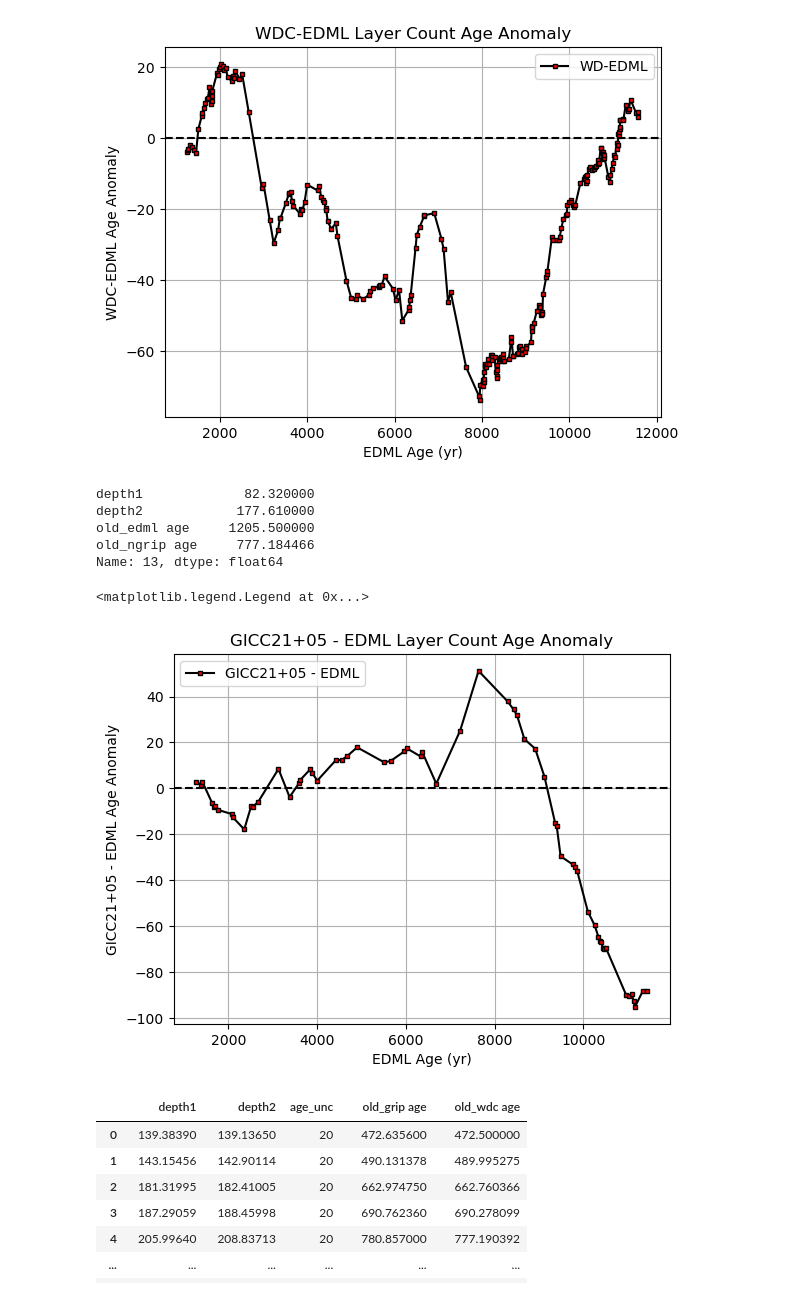
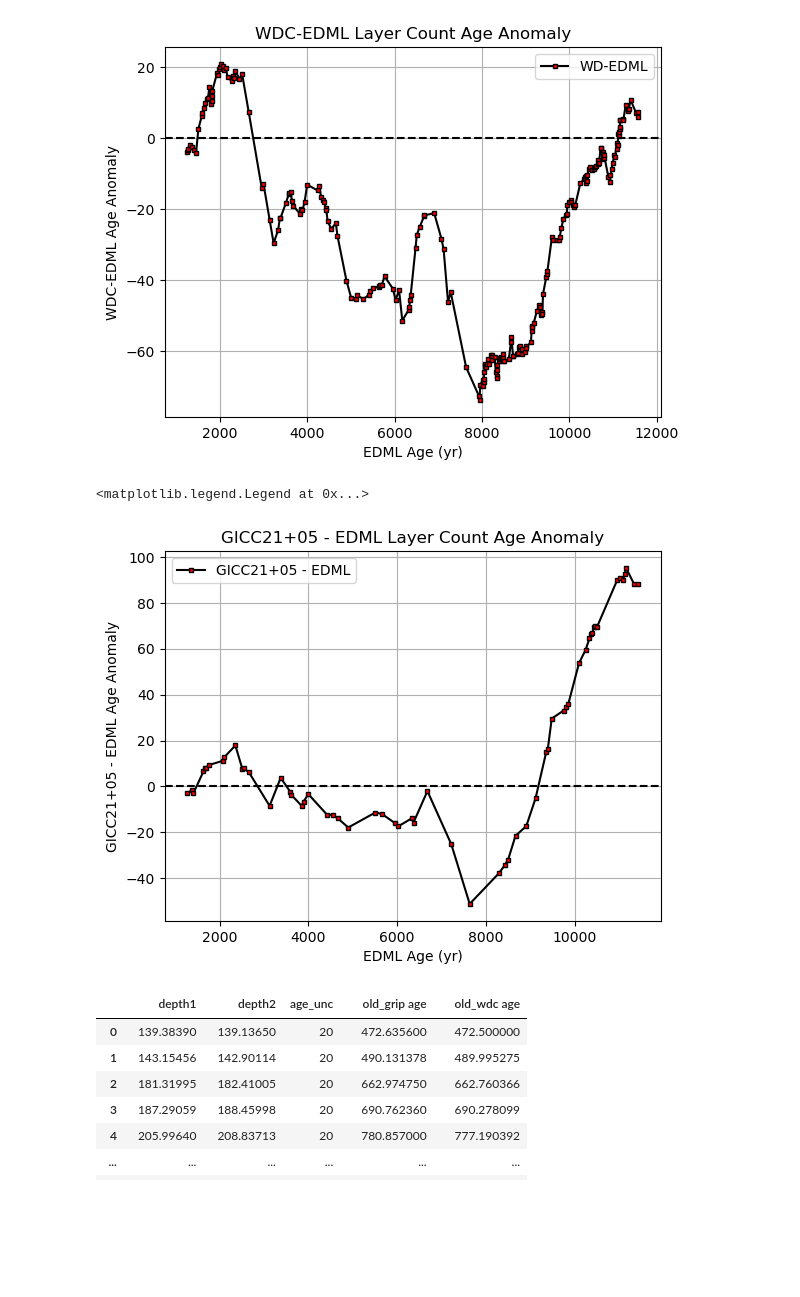
Before and after one commit to qmackay/BICC, a Jupyter notebook: Holcene Revision Work/Misc Python Code/long_term_comparisons.ipynb, the cells around one changed output. Saved outputs shown, nothing was run; the diff lists cells and outputs as text; code cells hidden in the pictures; blank space fills up the shorter version.

```diff
--- a/Holcene Revision Work/Misc Python Code/long_term_comparisons.ipynb
+++ b/Holcene Revision Work/Misc Python Code/long_term_comparisons.ipynb
@@ -46,28 +46,20 @@ plt.legend()
 # %% [output]
 <matplotlib.legend.Legend at 0x...>
 [figure]
-# %%
-edml_ngrip_ties.iloc[13]
-# %% [output]
-depth1             82.320000
-depth2            177.610000
-old_edml age     1205.500000
-old_ngrip age     777.184466
-Name: 13, dtype: float64
 # %%
 #LC comparison check 2
 edml_ngrip_ties = edml_ngrip_ties[edml_ngrip_ties['old_edml age'] <= 12000] #restricting to holocene
 edml_ngrip_ties = edml_ngrip_ties[edml_ngrip_ties['depth1'] >= 82.33] #restricting to minimum LC availability
-plt.plot(edml_ngrip_ties['old_edml age'], (edml_ngrip_ties['old_edml age'] - edml_ngrip_ties['old_ngrip age']), marker='s', ms=3, mfc='r',linestyle='-', color='k', alpha=1, label='GICC21+05 - EDML')
+plt.plot(edml_ngrip_ties['old_edml age'], (edml_ngrip_ties['old_ngrip age'] - edml_ngrip_ties['old_edml age']), marker='s', ms=3, mfc='r',linestyle='-', color='k', alpha=1, label='GICC21+05 - EDML')
 plt.axhline(0, color='k', linestyle='--')
 plt.ylabel('GICC21+05 - EDML Age Anomaly')
 plt.xlabel('EDML Age (yr)')
 plt.title('GICC21+05 - EDML Layer Count Age Anomaly')
 plt.grid()
 plt.legend()
 # %% [output]
 <matplotlib.legend.Legend at 0x...>
-[figure, old version]
+[figure, new version]
 # %%
 grip_wdc_ties
 # %% [output]
```
Also changed, not shown: parts of 1 cell of this notebook, 11 other files.
